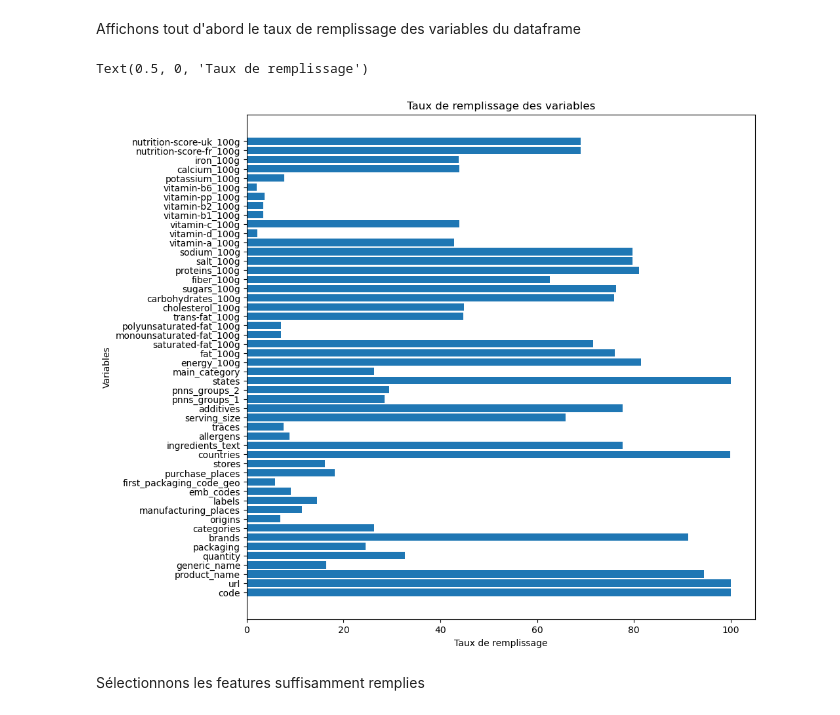
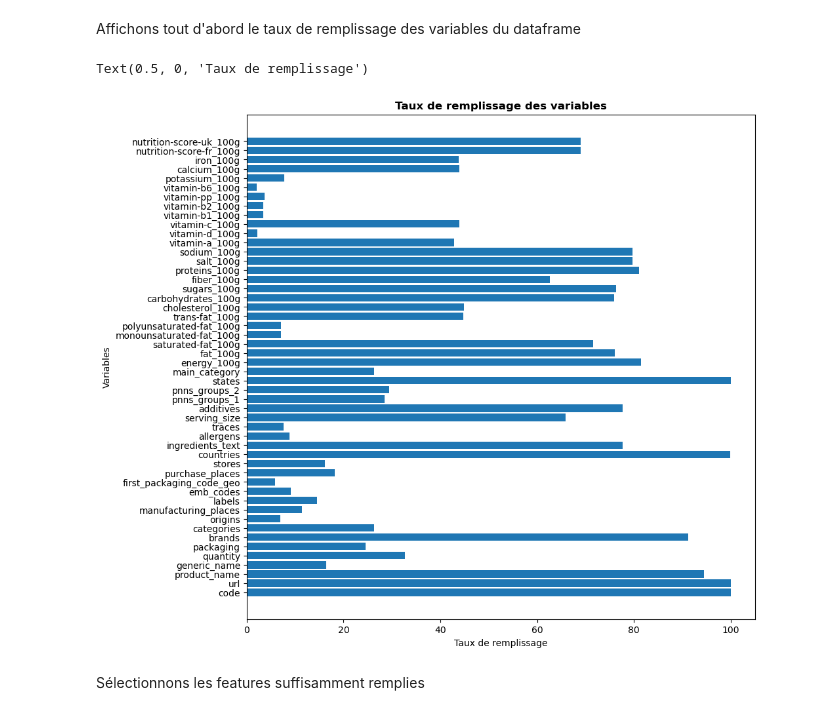
Before and after one commit to lalende/OpenClassRooms-Certification-Data-Scientist, a Jupyter notebook: Projet 3 - Préparez des donneés pour un organisme de santé publique/Projet 3.ipynb, the cells around one changed output. Cells and saved outputs as stored; diff of their text form; code cells hidden in the pictures.

```diff
--- a/Projet 3 - Préparez des donneés pour un organisme de santé publique/Projet 3.ipynb
+++ b/Projet 3 - Préparez des donneés pour un organisme de santé publique/Projet 3.ipynb
@@ -302,12 +261,12 @@ Affichons tout d'abord le taux de remplissage des variables du dataframe
 # %%
 plt.figure(figsize=(10,10))
 plt.barh(df_nan["index"], df_nan["valeurs"])
-plt.title("Taux de remplissage des variables")
+plt.title("Taux de remplissage des variables", fontweight="bold")
 plt.ylabel("Variables")
 plt.xlabel("Taux de remplissage")
 # %% [output]
 Text(0.5, 0, 'Taux de remplissage')
-[figure, old version]
+[figure, new version]
 # %% [markdown]
 Sélectionnons les features suffisamment remplies
 # %%
```
Also changed, not shown: parts of 80 cells of this notebook.
